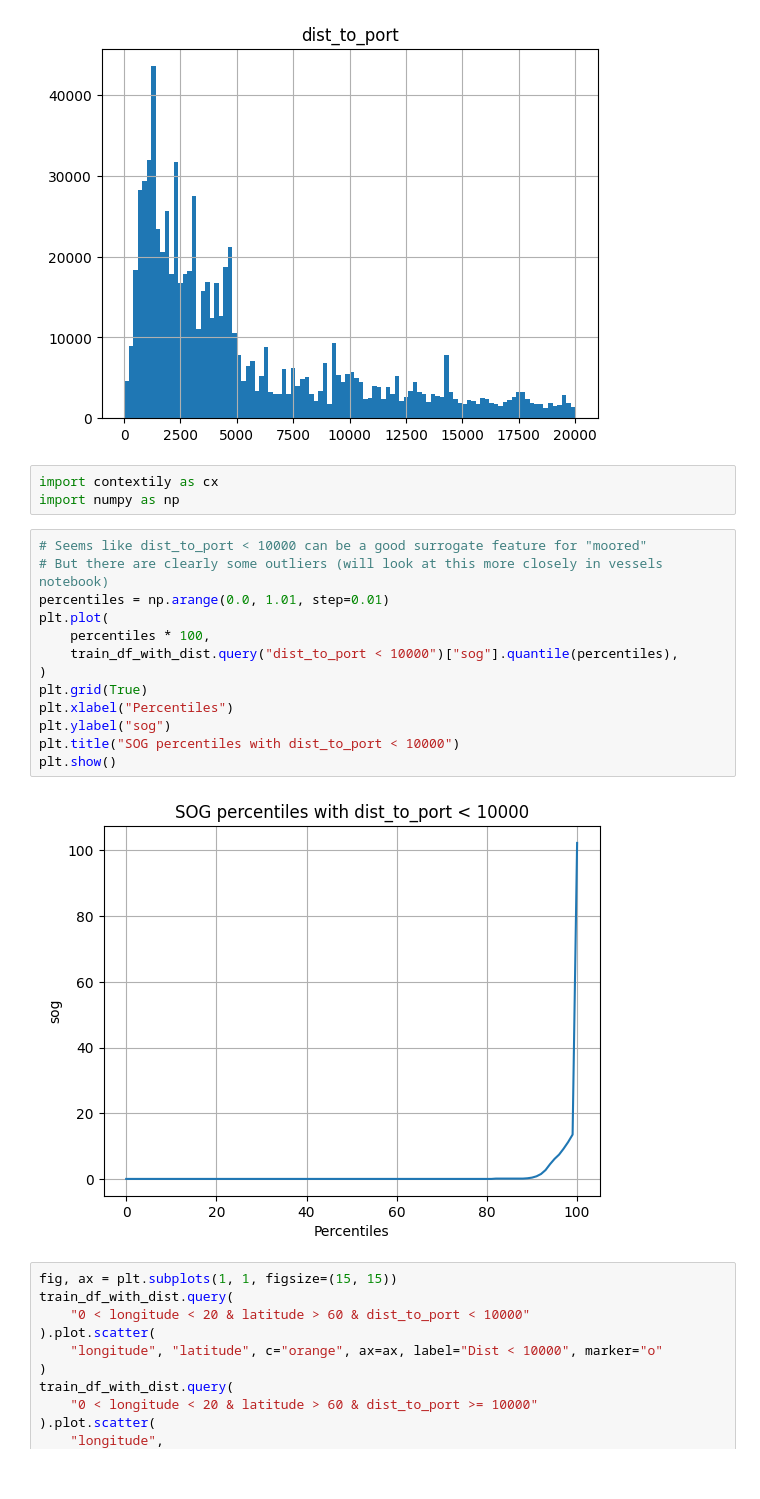
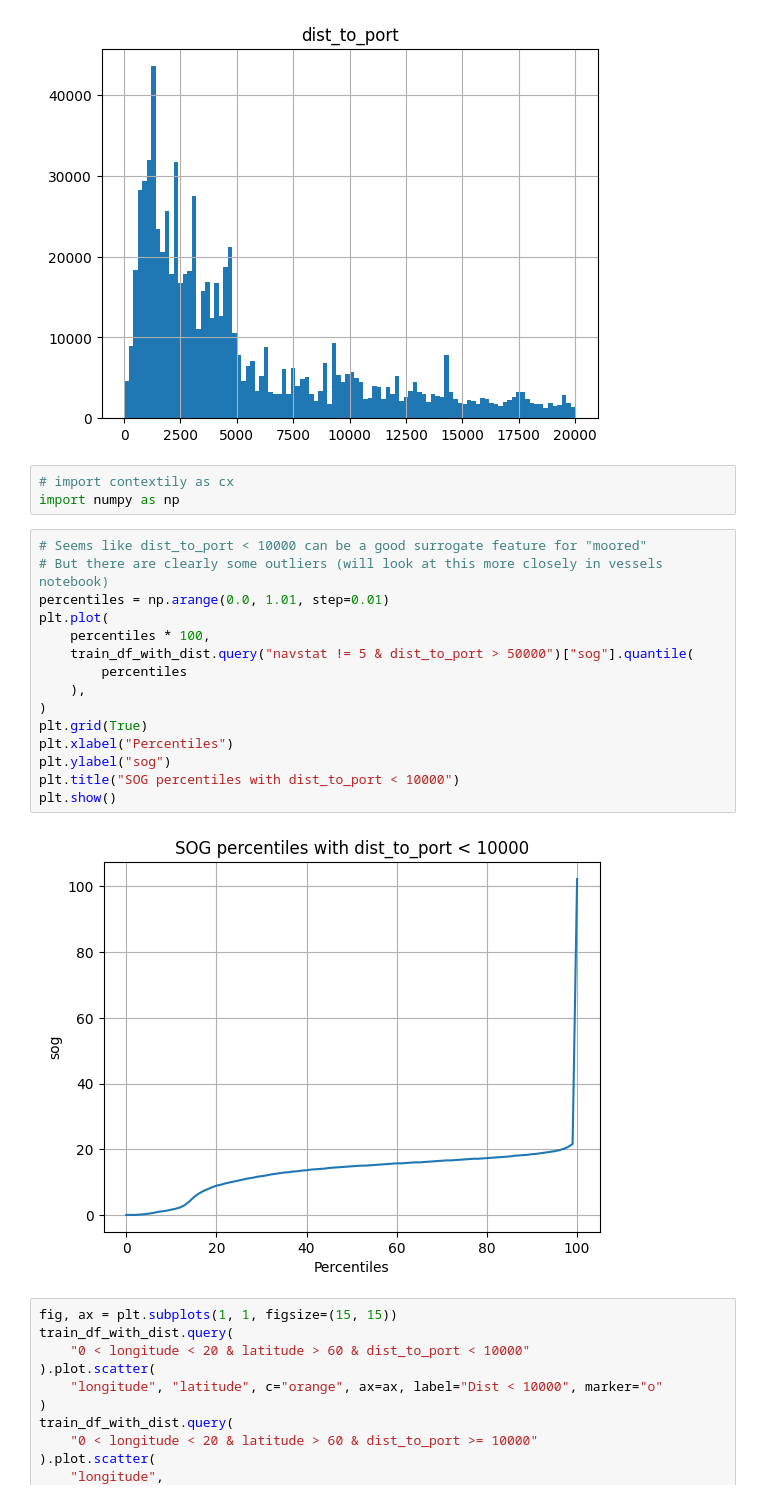
Before and after one commit to eriksalv/ml-ais-competition, a Jupyter notebook: eda/ports.ipynb, the cells around one changed output. Cells and saved outputs as stored; diff of their text form.

```diff
--- a/eda/ports.ipynb
+++ b/eda/ports.ipynb
@@ -76,23 +76,25 @@ train_df_with_dist.query("dist_to_port < 20000").hist("dist_to_port", bins=100)
 array([[<Axes: title={'center': 'dist_to_port'}>]], dtype=object)
 [figure]
 # %%
-import contextily as cx
+# import contextily as cx
 import numpy as np
 # %%
 # Seems like dist_to_port < 10000 can be a good surrogate feature for "moored"
 # But there are clearly some outliers (will look at this more closely in vessels notebook)
 percentiles = np.arange(0.0, 1.01, step=0.01)
 plt.plot(
     percentiles * 100,
-    train_df_with_dist.query("dist_to_port < 10000")["sog"].quantile(percentiles),
+    train_df_with_dist.query("navstat != 5 & dist_to_port > 50000")["sog"].quantile(
+        percentiles
+    ),
 )
 plt.grid(True)
 plt.xlabel("Percentiles")
 plt.ylabel("sog")
 plt.title("SOG percentiles with dist_to_port < 10000")
 plt.show()
 # %% [output]
-[figure, old version]
+[figure, new version]
 # %%
 fig, ax = plt.subplots(1, 1, figsize=(15, 15))
 train_df_with_dist.query(
```
Also changed, not shown: 3 other files.
